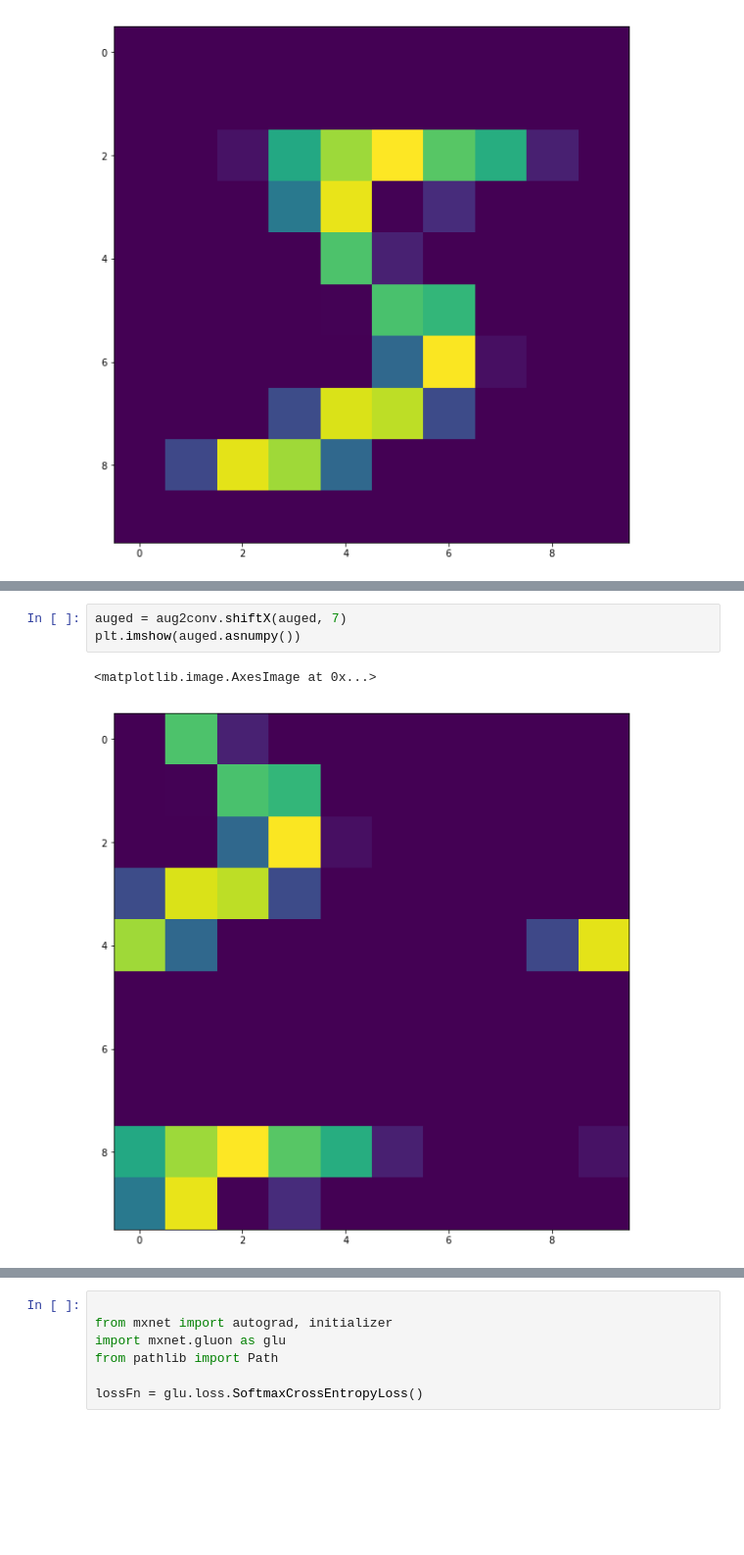
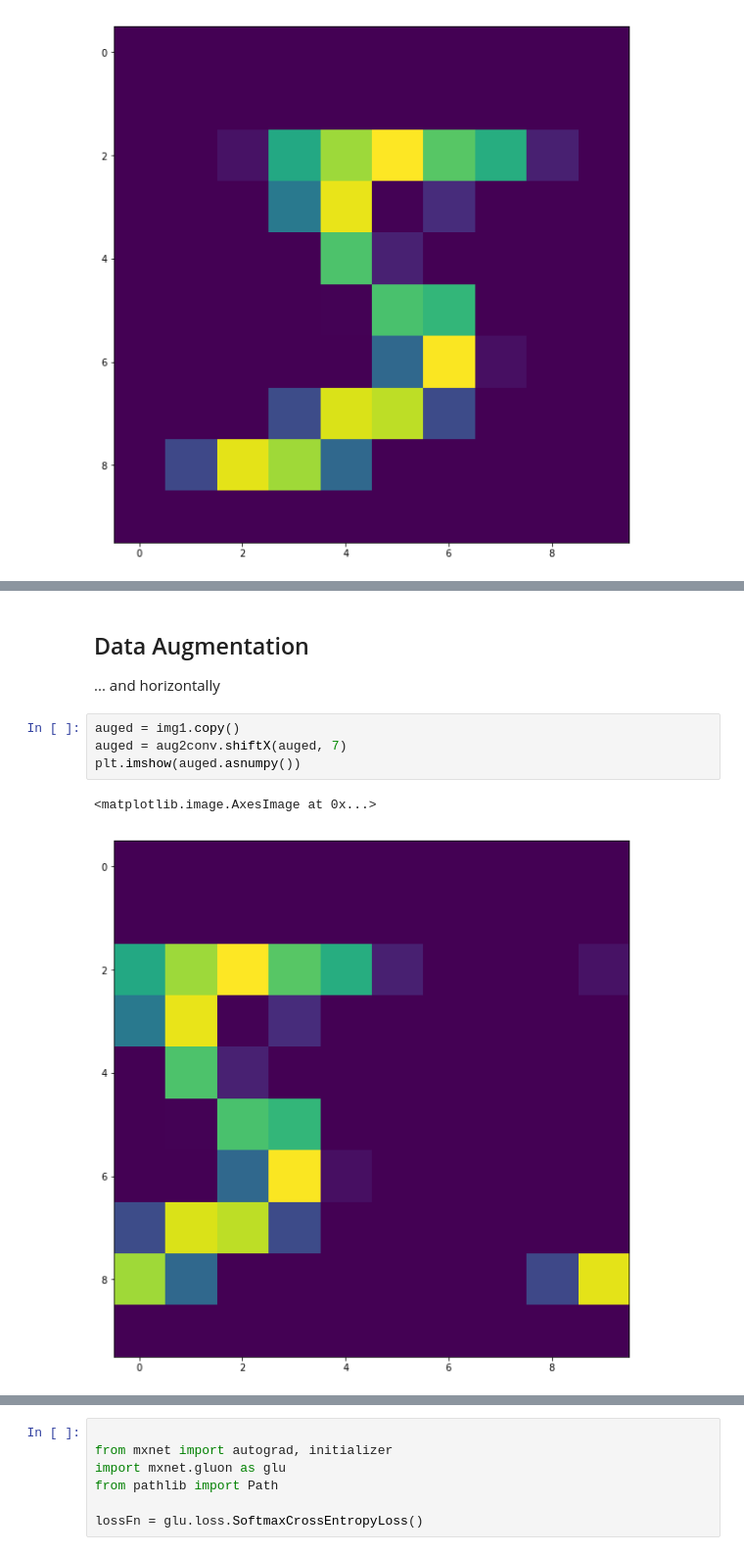
Before and after one commit to tribbloid/convnet-abstraction, a Jupyter notebook: slide/B-experiment.ipynb, the cells around one changed output, grey strips where cells are left out. Shown: that part at 98% size. Saved outputs shown, nothing was run; the diff lists cells and outputs as text; blank space fills up the shorter version.

```diff
--- a/slide/B-experiment.ipynb
+++ b/slide/B-experiment.ipynb
@@ -65,9 +61,14 @@ plt.imshow(auged.asnumpy())
 # %% [output]
 <matplotlib.image.AxesImage at 0x...>
 [figure]
+# %% [markdown]
+## Data Augmentation
+
+... and horizontally
 # %%
+auged = img1.copy()
 auged = aug2conv.shiftX(auged, 7)
 plt.imshow(auged.asnumpy())
 # %% [output]
 <matplotlib.image.AxesImage at 0x...>
-[figure, old version]
+[figure, new version]
```
Also changed, not shown: parts of 18 cells of this notebook, 13 other files.
